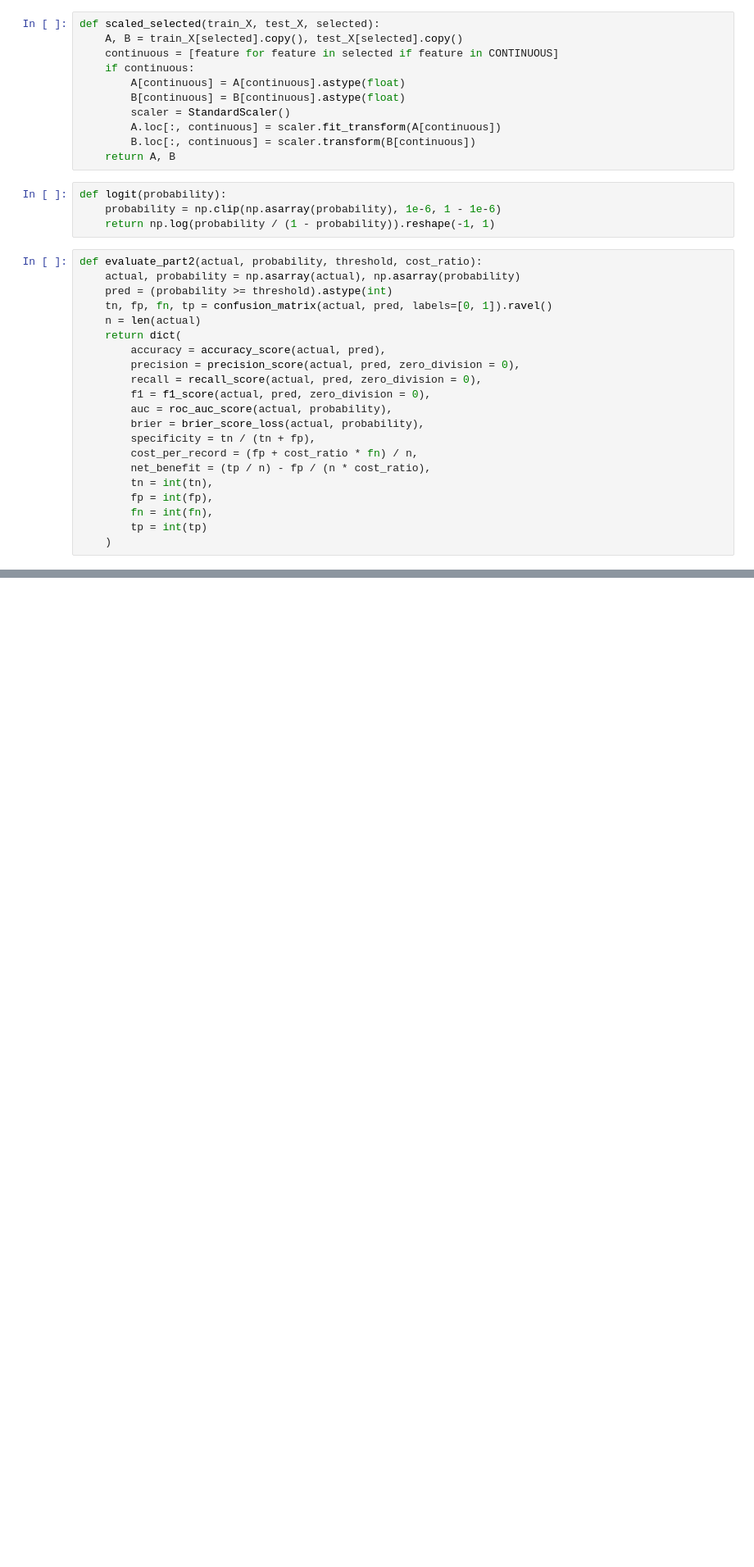
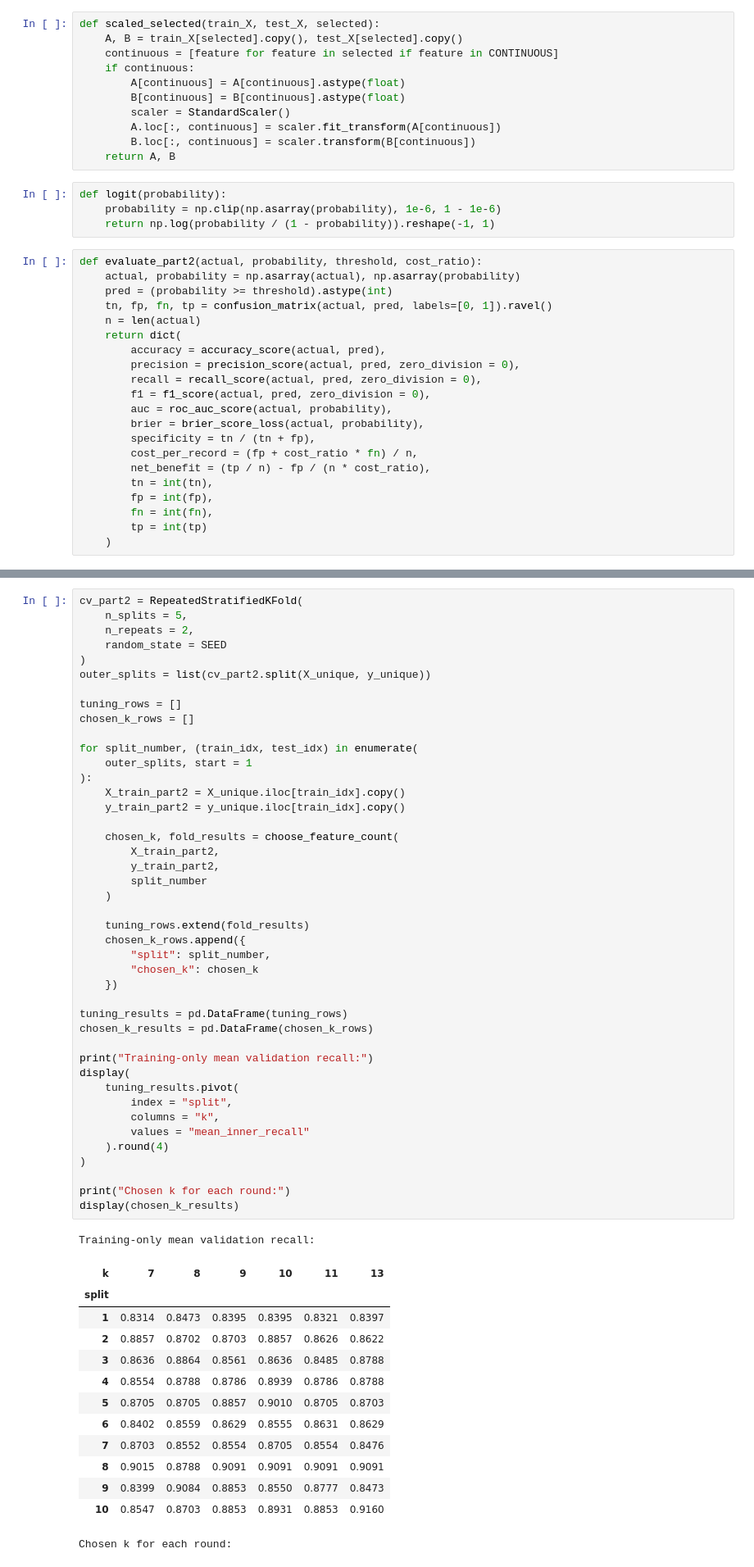
Before and after one commit to MaatjQuaats/Machine-Learning-Mini-Research, a Jupyter notebook: paper_reproduction_and_extension.ipynb, the cells around one changed output, grey strips where cells are left out. Shown at 82% size. Saved outputs shown, nothing was run; the diff lists cells and outputs as text; blank space fills up the shorter version.

```diff
--- a/paper_reproduction_and_extension.ipynb
+++ b/paper_reproduction_and_extension.ipynb
@@ -420,0 +489,58 @@ def fit_selected_stack(train_X, train_y, test_X, fold_seed = SEED, k = 8):
+# %%
+cv_part2 = RepeatedStratifiedKFold(
+    n_splits = 5,
+    n_repeats = 2,
+    random_state = SEED
+)
+outer_splits = list(cv_part2.split(X_unique, y_unique))
+
+tuning_rows = []
+chosen_k_rows = []
+
+for split_number, (train_idx, test_idx) in enumerate(
+    outer_splits, start = 1
+):
+    X_train_part2 = X_unique.iloc[train_idx].copy()
+    y_train_part2 = y_unique.iloc[train_idx].copy()
+
+    chosen_k, fold_results = choose_feature_count(
+        X_train_part2,
+        y_train_part2,
+        split_number
+    )
+
+    tuning_rows.extend(fold_results)
+    chosen_k_rows.append({
+        "split": split_number,
+        "chosen_k": chosen_k
+    })
+
+tuning_results = pd.DataFrame(tuning_rows)
+chosen_k_results = pd.DataFrame(chosen_k_rows)
+
+print("Training-only mean validation recall:")
+display(
+    tuning_results.pivot(
+        index = "split",
+        columns = "k",
+        values = "mean_inner_recall"
+    ).round(4)
+)
+
+print("Chosen k for each round:")
+display(chosen_k_results)
+# %% [output]
+Training-only mean validation recall:
+| k | 7 | 8 | 9 | 10 | 11 | 13 |
+| split |  |  |  |  |  |  |
+| 1 | 0.8314 | 0.8473 | 0.8395 | 0.8395 | 0.8321 | 0.8397 |
+| 2 | 0.8857 | 0.8702 | 0.8703 | 0.8857 | 0.8626 | 0.8622 |
+| 3 | 0.8636 | 0.8864 | 0.8561 | 0.8636 | 0.8485 | 0.8788 |
+| 4 | 0.8554 | 0.8788 | 0.8786 | 0.8939 | 0.8786 | 0.8788 |
+| 5 | 0.8705 | 0.8705 | 0.8857 | 0.9010 | 0.8705 | 0.8703 |
+| 6 | 0.8402 | 0.8559 | 0.8629 | 0.8555 | 0.8631 | 0.8629 |
+| 7 | 0.8703 | 0.8552 | 0.8554 | 0.8705 | 0.8554 | 0.8476 |
+| 8 | 0.9015 | 0.8788 | 0.9091 | 0.9091 | 0.9091 | 0.9091 |
+| 9 | 0.8399 | 0.9084 | 0.8853 | 0.8550 | 0.8777 | 0.8473 |
+| 10 | 0.8547 | 0.8703 | 0.8853 | 0.8931 | 0.8853 | 0.9160 |
+Chosen k for each round:
```
Also changed, not shown: parts of 22 cells of this notebook.
